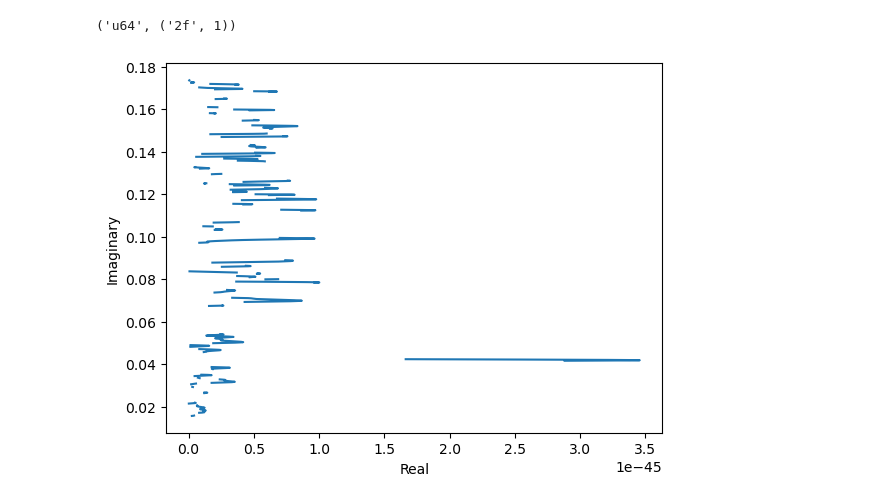
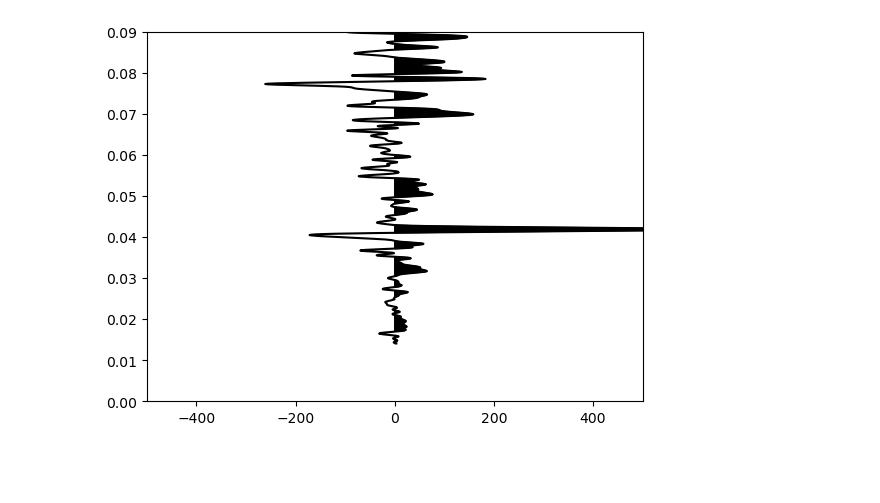
Before and after one commit to ivandudkov/marineSBP-asd2segy, a Jupyter notebook: sbp_ParasoundASD_Format.ipynb, the cells around one changed output. Drawn from its saved outputs; the diff is of its cells as text; code cells hidden in the pictures; blank space fills up the shorter version.

```diff
--- a/sbp_ParasoundASD_Format.ipynb
+++ b/sbp_ParasoundASD_Format.ipynb
@@ -13,0 +26,11 @@ datetime.datetime(2021, 9, 17, 13, 6, 35, 321041)
+# %%
+asd_obj_list = asd.ASDfile.create_from_idx_file(idx_file)
+
+for asd_obj in asd_obj_list[0:2]:
+    print(asd_obj.acf_name)
+
+for asd_obj in asd_obj_list[0:1]:
+    xml_root = xmlheader_parse.parse_xml_header(asd_obj, buffer)
+
+for child in xml_root:
+    print(child.tag, child.attrib)
@@ -13,0 +48,2 @@ datetime.datetime(2021, 9, 17, 13, 6, 35, 321041)
+# %%
+asd_obj = asd_obj_list[70]
@@ -14,3 +56,5 @@ datetime.datetime(2021, 9, 17, 13, 6, 35, 321041)
+# %%
+start = asd_obj.start_byte + asd_obj.xml_size
 # %%
 import struct
 # Decode Binary Header part
@@ -23,14 +67,14 @@ start_next = start + bin_sep.size
 print(bin_separator)
 
 # 4 ... 5 Header Length (32 Byte)
-head_len = struct.Struct('>2b')
+head_len = struct.Struct('>H')
 head_length = head_len.unpack(buffer[start_next:start_next+head_len.size])
 start_next = start_next + head_len.size
 print(head_length)
 
 # 6 ... 7 Byter Per Sample
-b_per_sample = struct.Struct('>h')
-bytes_per_sample = head_len.unpack(buffer[start_next:start_next+b_per_sample.size])
+b_per_sample = struct.Struct('>H')
+bytes_per_sample = b_per_sample.unpack(buffer[start_next:start_next+b_per_sample.size])
 start_next = start_next + b_per_sample.size
 print(bytes_per_sample)
 
@@ -44,20 +88,24 @@ print(number_samples)
 # 12 ... 15 Header Version (0100 for Version 1.0)
 h_ver = struct.Struct('>4s')
 header_version = h_ver.unpack(buffer[start_next:start_next+h_ver.size])
+header_version = header_version[0].decode(encoding='utf-8', errors='strict')
 start_next = start_next + h_ver.size
 print(header_version)
 
 # 16 ... 19 Data Type, e.g. _PAR/_PLF etc (_ is a space; 0x20)
 d_type = struct.Struct('>4s')
 data_type = d_type.unpack(buffer[start_next:start_next+d_type.size])
+data_type = data_type[0].decode(encoding='utf-8', errors='strict')
 start_next = start_next + d_type.size
 print(data_type)
 
 # 20 ... 27 Ident Number (resp. # see below)
 ident_num = struct.Struct('>8s')
 ident_number = ident_num.unpack(buffer[start_next:start_next+ident_num.size])
+ident_number = ident_number[0].decode(encoding='utf-8', errors='strict')
 start_next = start_next + ident_num.size
 print(ident_number)
+
 
 # 28 ... 29 Subsident Number (vers. 1.1)
 subsid_num = struct.Struct('>H')
@@ -152,30 +179,33 @@ def elemD_(name: str, fmt: str, count=1):
-# %%
-print(elemD_('u64', '2f', 1))
-# %% [output]
-('u64', ('2f', 1))
 # %%
 m = np.array(imag) + np.array(real)
 # %%
 import matplotlib.pyplot as plt
 import numpy as np
 
 # create data of complex numbers using numpy
 # data = np.array(real) + 1j*np.array(imag)
 
 # # extract real part using numpy
 # x = data.real
 # # extract imaginary part using numpy
 # y = data.imag
 
 ampl = 7.10535e-05
 
-x = real
-y = imag
+x = m*ampl
+z = np.array(real)*ampl + -500
+l = np.array(imag)*ampl + 500
+y = times
+# x = z*ampl
+fig,ax = plt.subplots()
 
-# plot the complex numbers
-plt.plot(m*ampl,times)
-plt.ylabel('Imaginary')
-plt.xlabel('Real')
+ax.plot(x,y,'k-')
+ax.fill_betweenx(y,0,x,where=(x>0),color='k')
+# ax.plot(z,y,'k-')
+# ax.plot(l,y,'k-')
+
+ax.set_xlim(-500,500)
+ax.set_ylim(0,0.09)
 plt.show()
 # %% [output]
-[figure, old version]
+[figure, new version]
```
Also changed, not shown: parts of 13 cells of this notebook, 4 other files.
